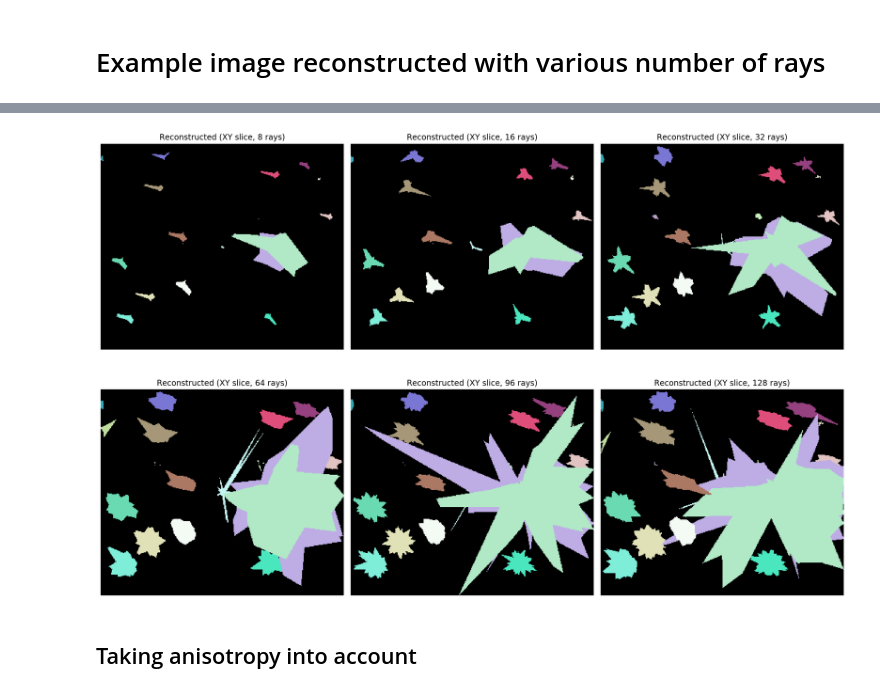
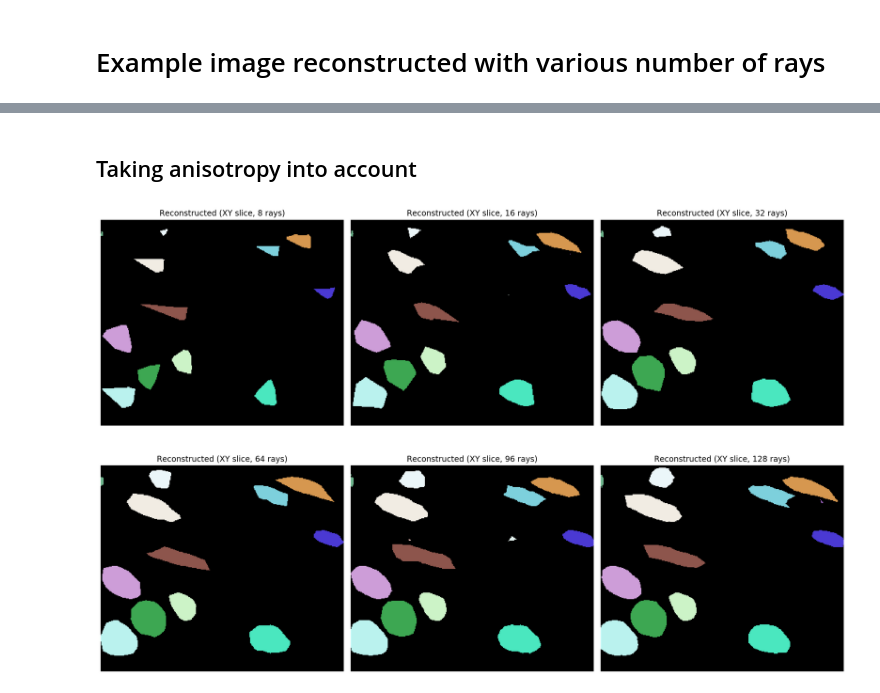
Before and after one commit to anrcrocoval/deeplearning, a Jupyter notebook: 3Dsegmentation/1_data.ipynb, the cells around one changed output, grey strips where cells are left out. Cells and saved outputs as stored; diff of their text form; code cells hidden in the pictures.

```diff
--- a/3Dsegmentation/1_data.ipynb
+++ b/3Dsegmentation/1_data.ipynb
@@ -119,22 +140,13 @@ None;
-# %%
-fig, ax = plt.subplots(2,3, figsize=(16,11))
-for a,r in zip(ax.flat,n_rays):
-    z = lbl.shape[0] // 2
-    rays = Rays_GoldenSpiral(r, anisotropy=None)
-    a.imshow(relabel_image_stardist3D(lbl, rays)[z], cmap=lbl_cmap)
-    a.set_title('Reconstructed (XY slice, %d rays)' % r)
-    a.axis('off')
-plt.tight_layout();
-# %% [output]
-[figure, removed]
 # %% [markdown]
 ## Taking anisotropy into account
 # %%
 fig, ax = plt.subplots(2,3, figsize=(16,11))
 for a,r in zip(ax.flat,n_rays):
     z = lbl.shape[0] // 2
-    rays = Rays_GoldenSpiral(r, anisotropy=anisotropy)
+    rays = Rays_GoldenSpiral(r, anisotropy=anisotropyexpe)
     a.imshow(relabel_image_stardist3D(lbl, rays)[z], cmap=lbl_cmap)
     a.set_title('Reconstructed (XY slice, %d rays)' % r)
     a.axis('off')
 plt.tight_layout();
+# %% [output]
+[figure, added]
```
Also changed, not shown: parts of 8 cells of this notebook, 1 other file.
